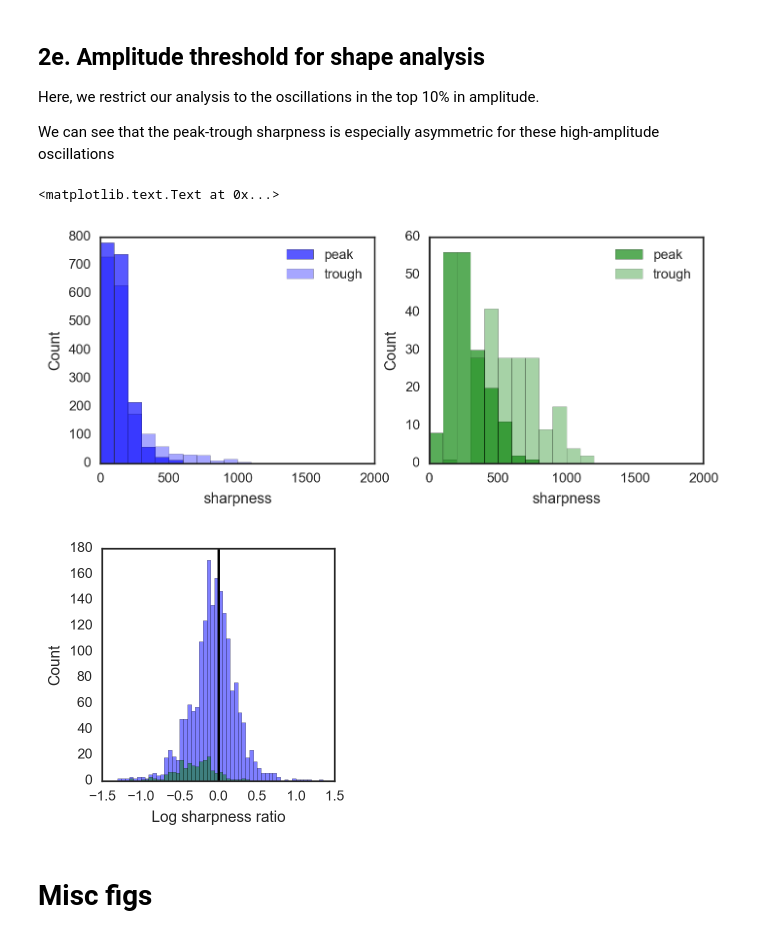
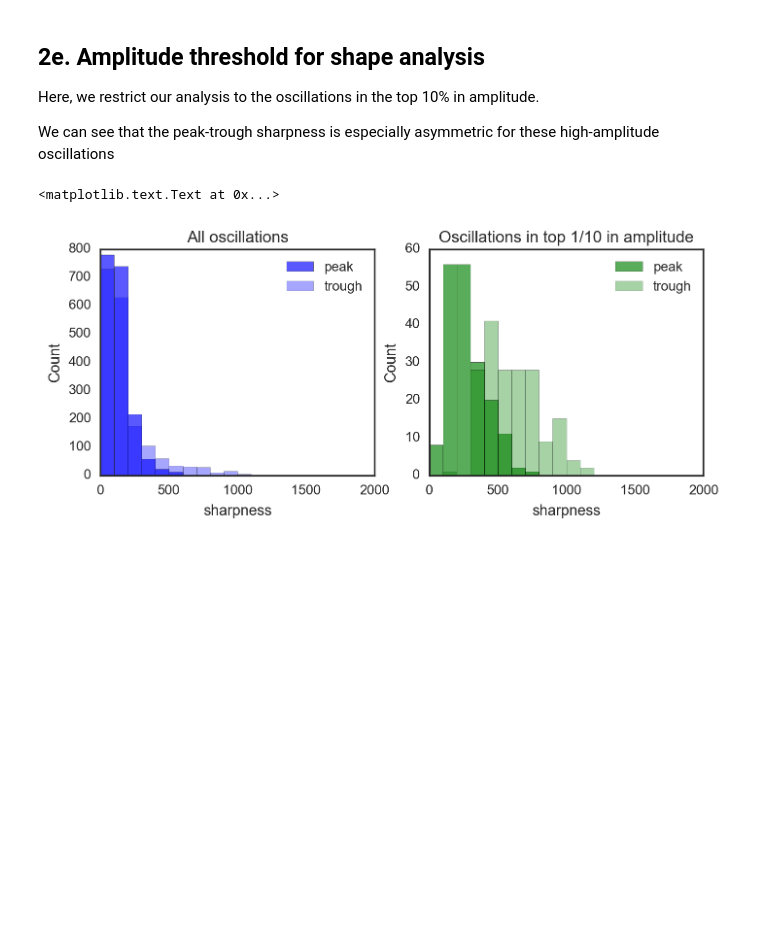
Before and after one commit to Aimee-Flores/misshapen, a Jupyter notebook: demo_Shape library.ipynb, the cells around one changed output. Saved outputs shown, nothing was run; the diff lists cells and outputs as text; code cells hidden in the pictures; blank space fills up the shorter version.

```diff
--- a/demo_Shape library.ipynb
+++ b/demo_Shape library.ipynb
@@ -281,16 +321,19 @@ Here, we restrict our analysis to the oscillations in the top 10% in amplitude.
 
 We can see that the peak-trough sharpness is especially asymmetric for these high-amplitude oscillations
 # %%
-# Calculate sharpness ratio
-ampPC = 90
-fosc = (13,30)
+# Calculate sharpness and sharpness ratio for all cycles (no oscillation threshold)
 Ps, Ts = nonshape.findpt(x, fosc, Fs = Fs)
 Psharp0, Tsharp0 = shape.pt_sharp(x, Ps, Ts, window_half)
 sharpratio0 = shape.ptsr(Psharp0,Tsharp0)
 
-Psharp90, _ = shape.threshold_amplitude(x, Psharp0, Ps, 90, fosc, Fs)
-Tsharp90, _ = shape.threshold_amplitude(x, Tsharp0, Ts, 90, fosc, Fs)
-sharpratio90, _ = shape.threshold_amplitude(x, sharpratio0, Ps, 90, fosc, Fs)
+# Calculate sharpness ratio using amplitude threshold
+ampPC = 90 # Restrict oscillations to be greater than the 90th percentile in amplitude to be analyzed
+fosc = (13,30)
+
+# Restrict sharpness analysis for only oscillations above 90th percentile
+Psharp90, _ = shape.threshold_amplitude(x, Psharp0, Ps, ampPC, fosc, Fs)
+Tsharp90, _ = shape.threshold_amplitude(x, Tsharp0, Ts, ampPC, fosc, Fs)
+sharpratio90, _ = shape.threshold_amplitude(x, sharpratio0, Ps, ampPC, fosc, Fs)
 
 # Delete nans from sharpness ratio
 sharpratio0 = sharpratio0[~np.isnan(sharpratio0)]
@@ -299,32 +342,23 @@ sharpratio0 = sharpratio0[~np.isinf(sharpratio0)]
 sharpratio90 = sharpratio90[~np.isinf(sharpratio90)]
 # %%
 # Plot histograms of rise times, decay times
+# Notice that the peak and trough sharpness distributions were more separated when only analyzing  top 10%
 bins=np.arange(0,2000,100)
 plt.figure(figsize=(8,3))
 plt.subplot(1,2,1)
 plt.hist(Psharp0,bins,color='b',label='peak',alpha=0.65)
 plt.hist(Tsharp0,bins,color='b',label='trough',alpha=0.35)
 plt.ylabel('Count')
 plt.legend(loc='best')
 plt.xlabel('sharpness')
+plt.title('All oscillations')
 plt.subplot(1,2,2)
 plt.hist(Psharp90,bins,color='g',label='peak',alpha=0.65)
 plt.hist(Tsharp90,bins,color='g',label='trough',alpha=0.35)
 plt.ylabel('Count')
 plt.legend(loc='best')
 plt.xlabel('sharpness')
-
-# Plot histogram of ratios
-bins=np.arange(-1.5,1.5,.05)
-plt.figure(figsize=(3,3))
-plt.hist(sharpratio0,bins,color='b',alpha=0.5)
-plt.hist(sharpratio90,bins,color='g',alpha=0.5)
-plt.axvline(x=0, color='k')
-plt.ylabel('Count')
-plt.xlabel('Log sharpness ratio')
+plt.title('Oscillations in top 1/10 in amplitude')
 # %% [output]
 <matplotlib.text.Text at 0x...>
-[figure, old version]
+[figure, new version]
-[figure, removed]
-# %% [markdown]
-# Misc figs
```
Also changed, not shown: parts of 33 cells of this notebook.
